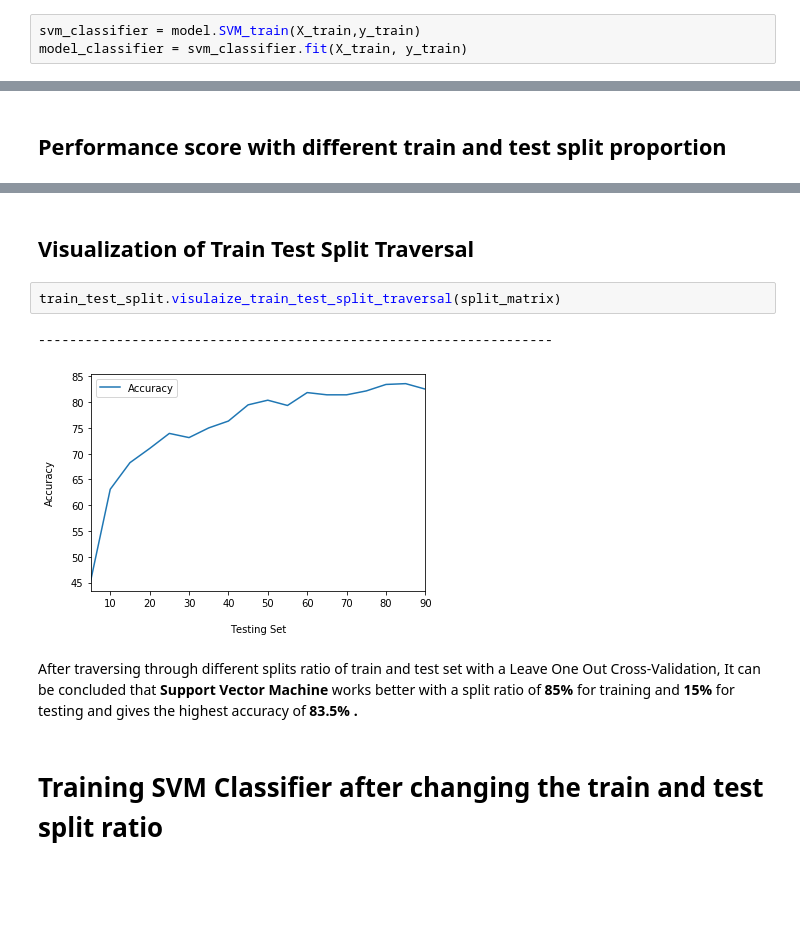
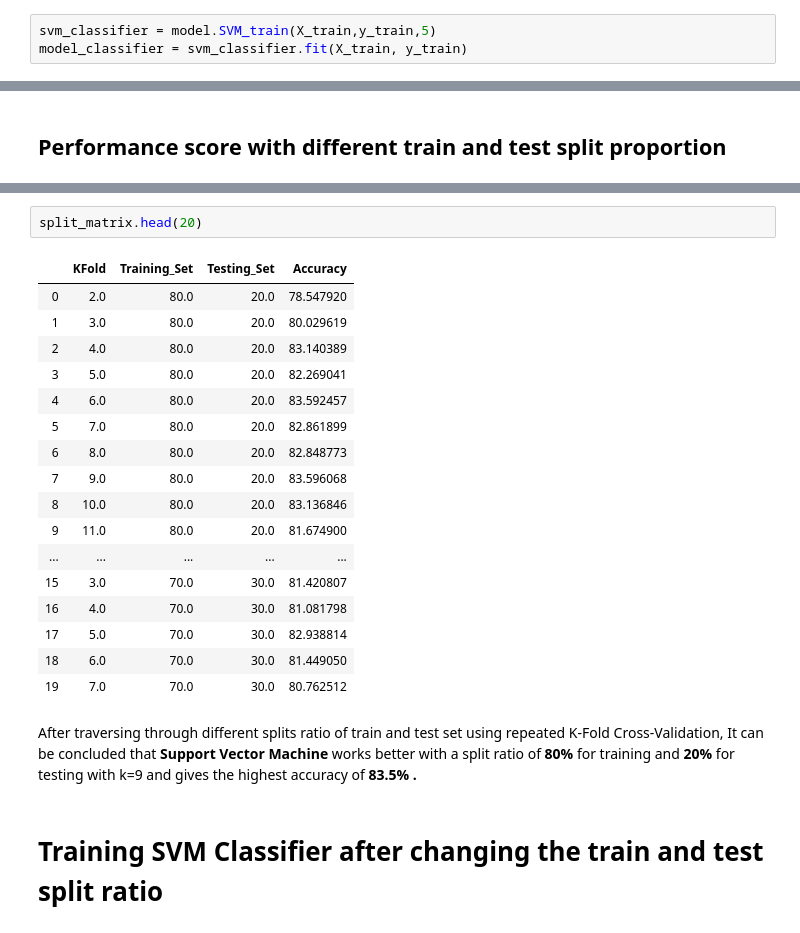
Before and after one commit to mozilla/PRESC, a Jupyter notebook: dev/shiza16/TrainTestSplit_Traversal.ipynb, the cells around one changed output, grey strips where cells are left out. Drawn from its saved outputs; the diff is of its cells as text; blank space fills up the shorter version.

```diff
--- a/dev/shiza16/TrainTestSplit_Traversal.ipynb
+++ b/dev/shiza16/TrainTestSplit_Traversal.ipynb
@@ -212,5 +212,5 @@ Performing Hyper-Parameters tuning of Support Vectore Machine using GridSearch t
 # %%
-svm_classifier = model.SVM_train(X_train,y_train)
+svm_classifier = model.SVM_train(X_train,y_train,5)
 model_classifier = svm_classifier.fit(X_train, y_train)
 # %%
 y_predict = Mvehicle.test_classifier(model_classifier , X_test)
@@ -268,12 +271,25 @@ split_matrix
-# %% [markdown]
-## Visualization of Train Test Split Traversal
-# %%
-train_test_split.visulaize_train_test_split_traversal(split_matrix)
-# %% [output]
-------------------------------------------------------------------
-[figure, removed]
+# %%
+split_matrix.head(20)
+# %% [output]
+|  | KFold | Training_Set | Testing_Set | Accuracy |
+| 0 | 2.0 | 80.0 | 20.0 | 78.547920 |
+| 1 | 3.0 | 80.0 | 20.0 | 80.029619 |
+| 2 | 4.0 | 80.0 | 20.0 | 83.140389 |
+| 3 | 5.0 | 80.0 | 20.0 | 82.269041 |
+| 4 | 6.0 | 80.0 | 20.0 | 83.592457 |
+| 5 | 7.0 | 80.0 | 20.0 | 82.861899 |
+| 6 | 8.0 | 80.0 | 20.0 | 82.848773 |
+| 7 | 9.0 | 80.0 | 20.0 | 83.596068 |
+| 8 | 10.0 | 80.0 | 20.0 | 83.136846 |
+| 9 | 11.0 | 80.0 | 20.0 | 81.674900 |
+| ... | ... | ... | ... | ... |
+| 15 | 3.0 | 70.0 | 30.0 | 81.420807 |
+| 16 | 4.0 | 70.0 | 30.0 | 81.081798 |
+| 17 | 5.0 | 70.0 | 30.0 | 82.938814 |
+| 18 | 6.0 | 70.0 | 30.0 | 81.449050 |
+| 19 | 7.0 | 70.0 | 30.0 | 80.762512 |
 # %% [markdown]
-After traversing through different splits ratio of train and test set with a Leave One Out Cross-Validation, It can be concluded that <b> Support Vector Machine</b> works better with a split ratio of <b> 85% </b> for training and <b> 15% </b> for testing and gives the highest accuracy of <b> 83.5% .</b>
+After traversing through different splits ratio of train and test set using repeated K-Fold Cross-Validation, It can be concluded that <b> Support Vector Machine</b> works better with a split ratio of <b> 80% </b> for training and <b> 20% </b> for testing with k=9 and gives the highest accuracy of <b> 83.5% .</b>
 # %% [markdown]
 # Training SVM Classifier after changing the train and test split ratio
 # %% [markdown]
```
Also changed, not shown: parts of 12 cells of this notebook, 3 other files.
